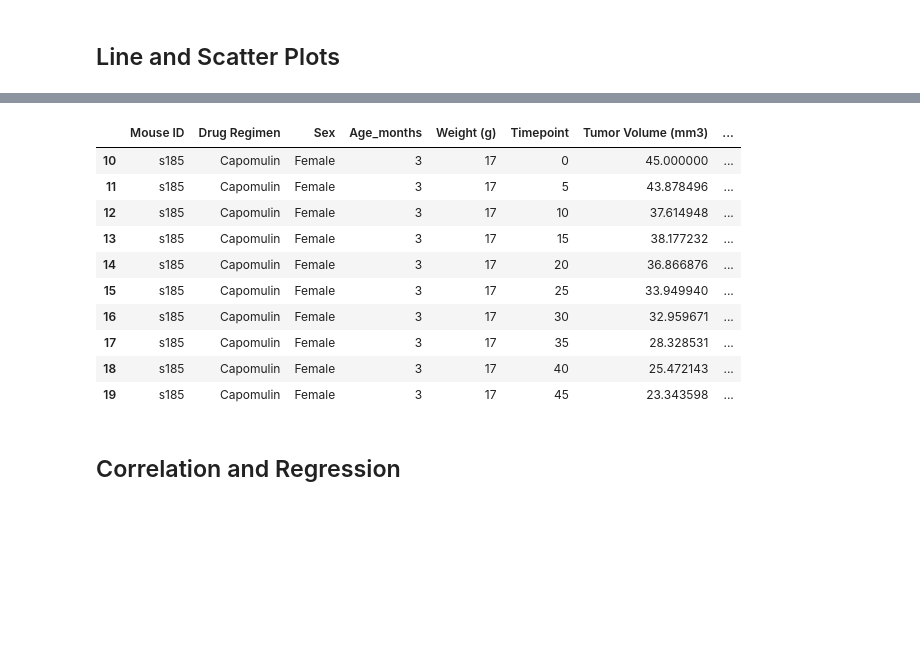
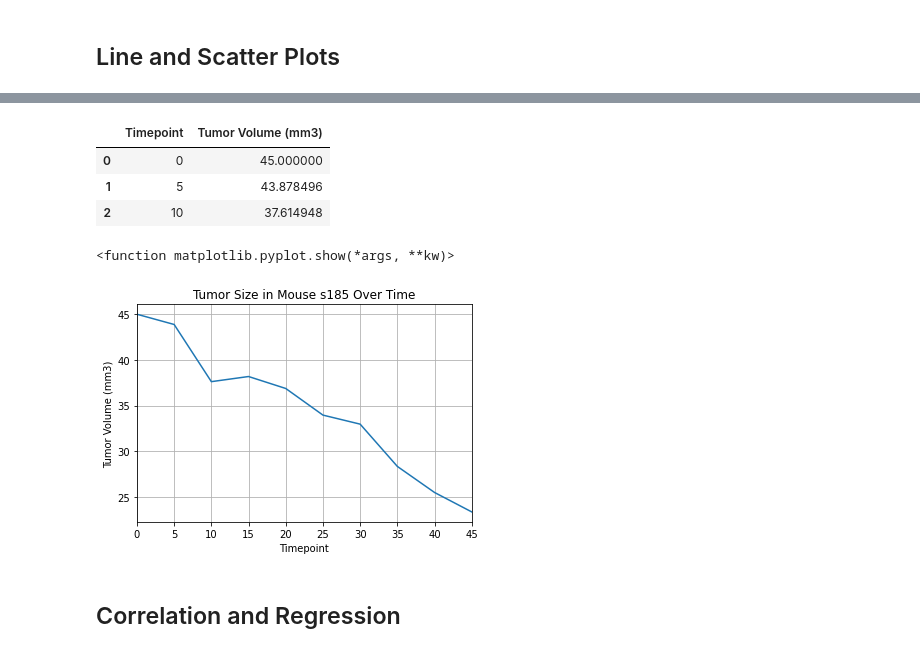
Before and after one commit to cwolf1424/Matplotlib_Challenge, a Jupyter notebook: Pymaceuticals/pymaceuticals.ipynb, the cells around one changed output, grey strips where cells are left out. Cells and saved outputs as stored; diff of their text form; code cells hidden in the pictures; blank space fills up the shorter version.

```diff
--- a/Starter_Code/Pymaceuticals/pymaceuticals_starter.ipynb
+++ b/Pymaceuticals/pymaceuticals.ipynb
@@ -348,19 +339,25 @@ new_cln_merged_results_df.head(5)
 # %%
 # Generate a line plot of tumor volume vs. time point for a single mouse treated with Capomulin
 capomulin_mouse_s185_df = cln_merged_results_df.loc[cln_merged_results_df["Mouse ID"] == "s185",:]
-capomulin_mouse_s185_df
+capomulin_mouse_s185_df = capomulin_mouse_s185_df.reset_index(drop=True)
+capomulin_mouse_s185_df = capomulin_mouse_s185_df[["Timepoint", "Tumor Volume (mm3)"]]
+capomulin_mouse_s185_df.head(3)
 # %% [output]
-|  | Mouse ID | Drug Regimen | Sex | Age_months | Weight (g) | Timepoint | Tumor Volume (mm3) | ... |
-| 10 | s185 | Capomulin | Female | 3 | 17 | 0 | 45.000000 | ... |
-| 11 | s185 | Capomulin | Female | 3 | 17 | 5 | 43.878496 | ... |
-| 12 | s185 | Capomulin | Female | 3 | 17 | 10 | 37.614948 | ... |
-| 13 | s185 | Capomulin | Female | 3 | 17 | 15 | 38.177232 | ... |
-| 14 | s185 | Capomulin | Female | 3 | 17 | 20 | 36.866876 | ... |
-| 15 | s185 | Capomulin | Female | 3 | 17 | 25 | 33.949940 | ... |
-| 16 | s185 | Capomulin | Female | 3 | 17 | 30 | 32.959671 | ... |
-| 17 | s185 | Capomulin | Female | 3 | 17 | 35 | 28.328531 | ... |
-| 18 | s185 | Capomulin | Female | 3 | 17 | 40 | 25.472143 | ... |
-| 19 | s185 | Capomulin | Female | 3 | 17 | 45 | 23.343598 | ... |
+|  | Timepoint | Tumor Volume (mm3) |
+| 0 | 0 | 45.000000 |
+| 1 | 5 | 43.878496 |
+| 2 | 10 | 37.614948 |
+# %%
+plt.plot(capomulin_mouse_s185_df["Timepoint"],capomulin_mouse_s185_df["Tumor Volume (mm3)"])
+plt.title ("Tumor Size in Mouse s185 Over Time")
+plt.xlabel ("Timepoint")
+plt.ylabel ("Tumor Volume (mm3)")
+plt.xlim (0,45)
+plt.grid ()
+plt.show
+# %% [output]
+<function matplotlib.pyplot.show(*args, **kw)>
+[figure, added]
 # %%
 # Generate a scatter plot of mouse weight vs. the average observed tumor volume for the entire Capomulin regimen
 # %% [markdown]
```
Also changed, not shown: parts of 1 cell of this notebook, 2 other files.
